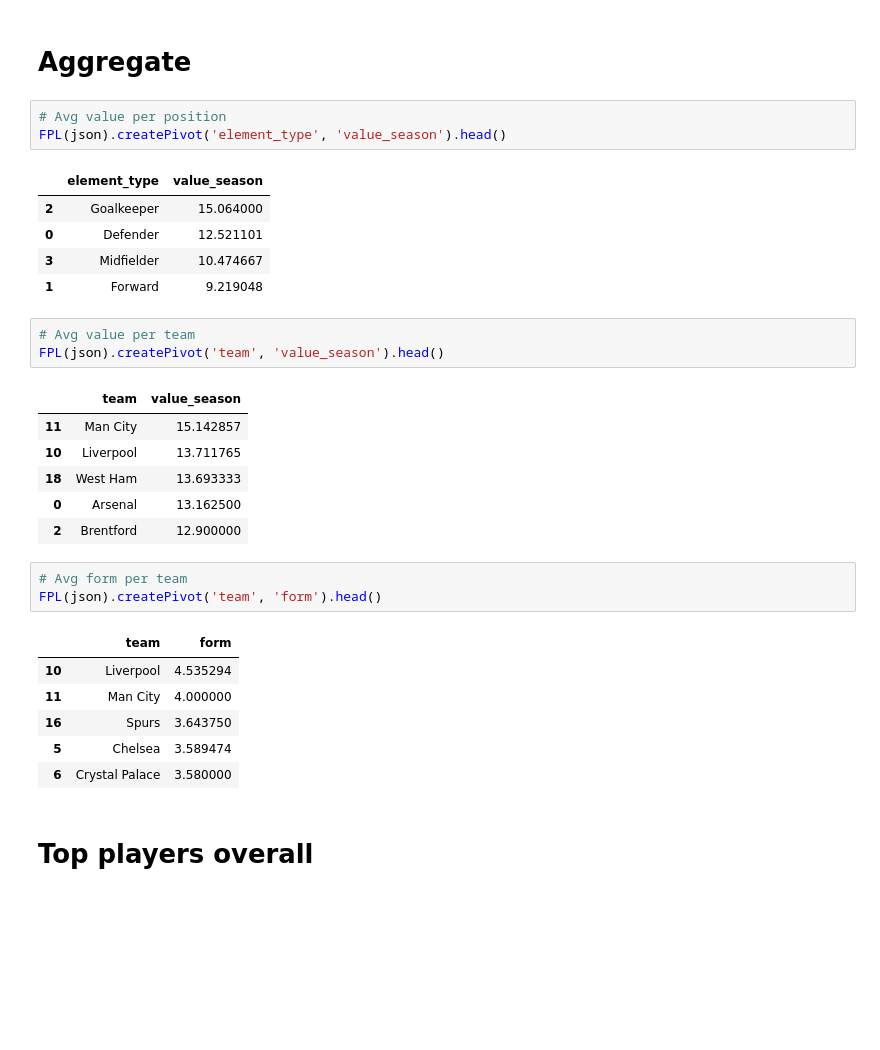
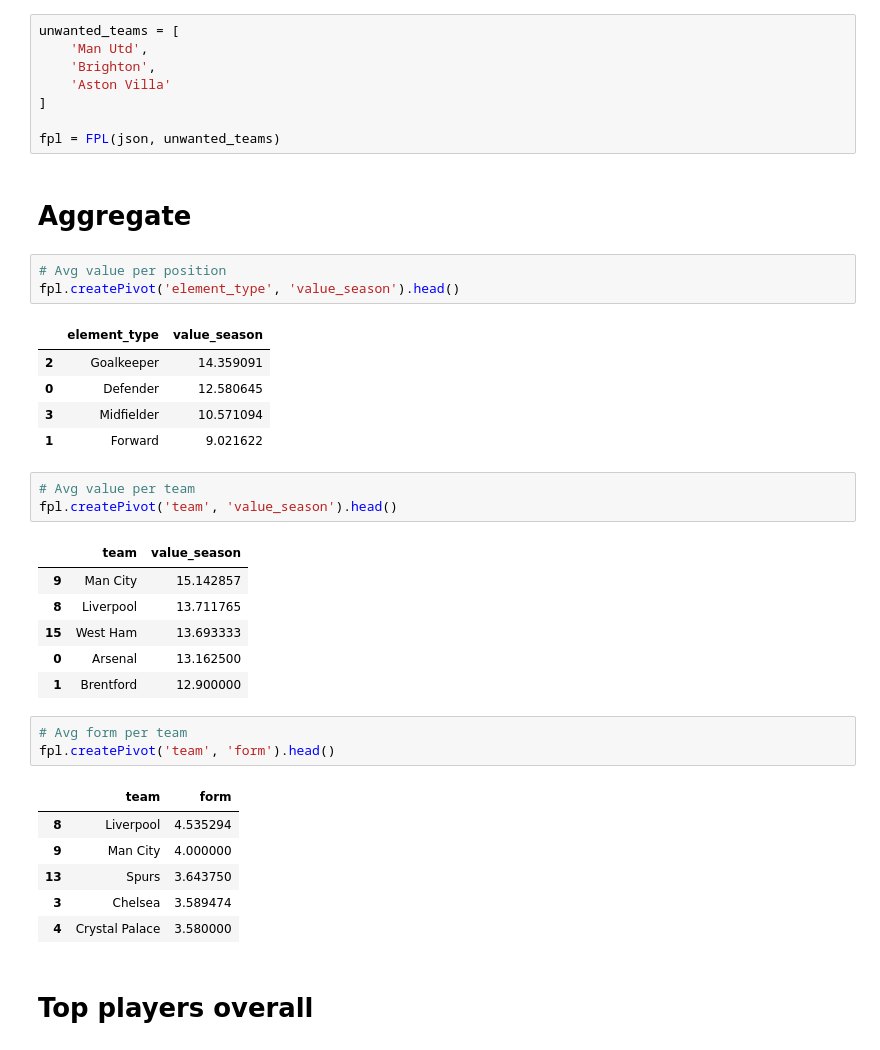
Before and after one commit to ulrikson/fantasy_football, a Jupyter notebook: analyze.ipynb, the cells around one changed output. Cells and saved outputs as stored; diff of their text form; blank space fills up the shorter version.

```diff
--- a/analyze.ipynb
+++ b/analyze.ipynb
@@ -10,37 +9,45 @@ warnings.filterwarnings("ignore")
 url = 'https://fantasy.premierleague.com/api/bootstrap-static/'
 response = requests.get(url)
 json = response.json()
+# %%
+unwanted_teams = [
+    'Man Utd',
+    'Brighton',
+    'Aston Villa'
+]
+
+fpl = FPL(json, unwanted_teams)
 # %% [markdown]
 # Aggregate
 # %%
 # Avg value per position
-FPL(json).createPivot('element_type', 'value_season').head()
+fpl.createPivot('element_type', 'value_season').head()
 # %% [output]
 |  | element_type | value_season |
-| 2 | Goalkeeper | 15.064000 |
-| 0 | Defender | 12.521101 |
-| 3 | Midfielder | 10.474667 |
-| 1 | Forward | 9.219048 |
+| 2 | Goalkeeper | 14.359091 |
+| 0 | Defender | 12.580645 |
+| 3 | Midfielder | 10.571094 |
+| 1 | Forward | 9.021622 |
 # %%
 # Avg value per team
-FPL(json).createPivot('team', 'value_season').head()
+fpl.createPivot('team', 'value_season').head()
 # %% [output]
 |  | team | value_season |
-| 11 | Man City | 15.142857 |
-| 10 | Liverpool | 13.711765 |
-| 18 | West Ham | 13.693333 |
+| 9 | Man City | 15.142857 |
+| 8 | Liverpool | 13.711765 |
+| 15 | West Ham | 13.693333 |
 | 0 | Arsenal | 13.162500 |
-| 2 | Brentford | 12.900000 |
+| 1 | Brentford | 12.900000 |
 # %%
 # Avg form per team
-FPL(json).createPivot('team', 'form').head()
+fpl.createPivot('team', 'form').head()
 # %% [output]
 |  | team | form |
-| 10 | Liverpool | 4.535294 |
-| 11 | Man City | 4.000000 |
-| 16 | Spurs | 3.643750 |
-| 5 | Chelsea | 3.589474 |
-| 6 | Crystal Palace | 3.580000 |
+| 8 | Liverpool | 4.535294 |
+| 9 | Man City | 4.000000 |
+| 13 | Spurs | 3.643750 |
+| 3 | Chelsea | 3.589474 |
+| 4 | Crystal Palace | 3.580000 |
 # %% [markdown]
 # Top players overall
 # %%
```
Also changed, not shown: parts of 6 cells of this notebook, 1 other file.
